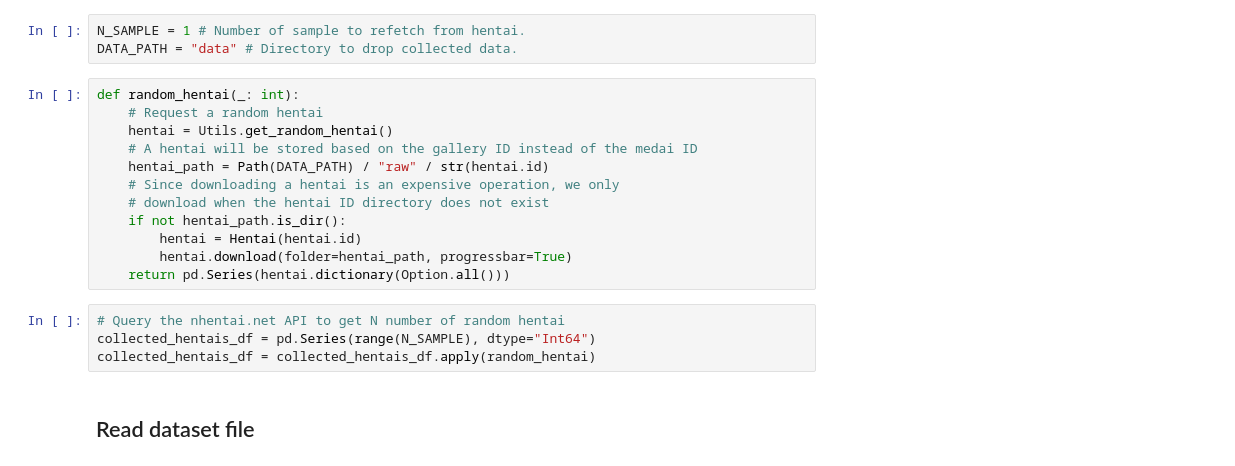
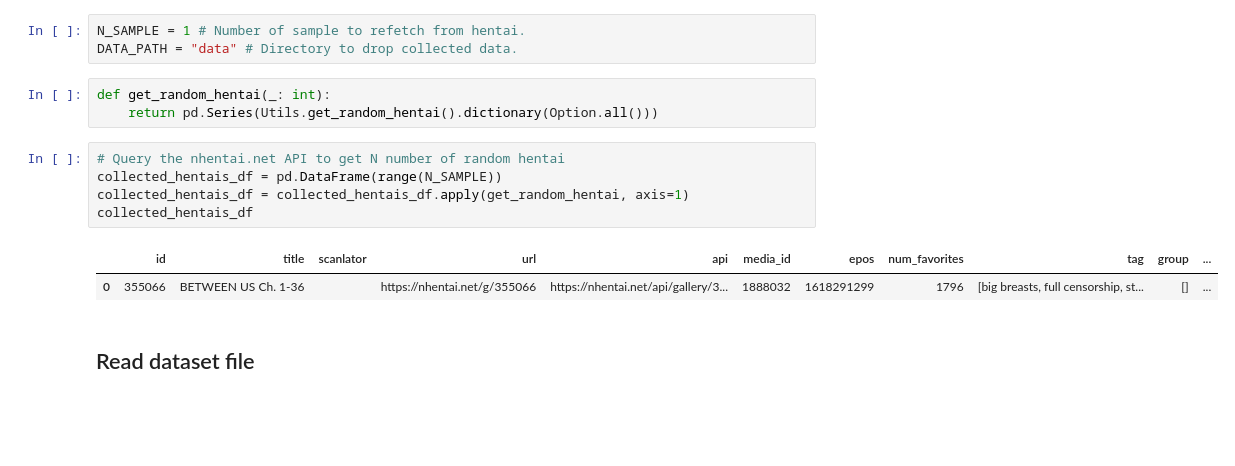
Before and after one commit to shikanime/bepeka, a Jupyter notebook: preprocessing.ipynb, the cells around one changed output. Drawn from its saved outputs; the diff is of its cells as text; blank space fills up the shorter version.

```diff
--- a/preprocessing.ipynb
+++ b/preprocessing.ipynb
@@ -22,22 +22,17 @@ We will use the information and media collected on the nhentai.net website. Reco
 # %%
 N_SAMPLE = 1 # Number of sample to refetch from hentai.
 DATA_PATH = "data" # Directory to drop collected data.
-# %%
-def random_hentai(_: int):
-    # Request a random hentai
-    hentai = Utils.get_random_hentai()
-    # A hentai will be stored based on the gallery ID instead of the medai ID
-    hentai_path = Path(DATA_PATH) / "raw" / str(hentai.id)
-    # Since downloading a hentai is an expensive operation, we only
-    # download when the hentai ID directory does not exist
-    if not hentai_path.is_dir():
-        hentai = Hentai(hentai.id)
-        hentai.download(folder=hentai_path, progressbar=True)
-    return pd.Series(hentai.dictionary(Option.all()))
+# %%
+def get_random_hentai(_: int):
+    return pd.Series(Utils.get_random_hentai().dictionary(Option.all()))
 # %%
 # Query the nhentai.net API to get N number of random hentai
-collected_hentais_df = pd.Series(range(N_SAMPLE), dtype="Int64")
-collected_hentais_df = collected_hentais_df.apply(random_hentai)
+collected_hentais_df = pd.DataFrame(range(N_SAMPLE))
+collected_hentais_df = collected_hentais_df.apply(get_random_hentai, axis=1)
+collected_hentais_df
+# %% [output]
+|  | id | title | scanlator | url | api | media_id | epos | num_favorites | tag | group | ... |
+| 0 | 355066 | BETWEEN US Ch. 1-36 |  | https://nhentai.net/g/355066 | https://nhentai.net/api/gallery/3... | 1888032 | 1618291299 | 1796 | [big breasts, full censorship, st... | [] | ... |
 # %% [markdown]
 ## Read dataset file
 # %%
```
Also changed, not shown: parts of 13 cells of this notebook, 1 other file.
